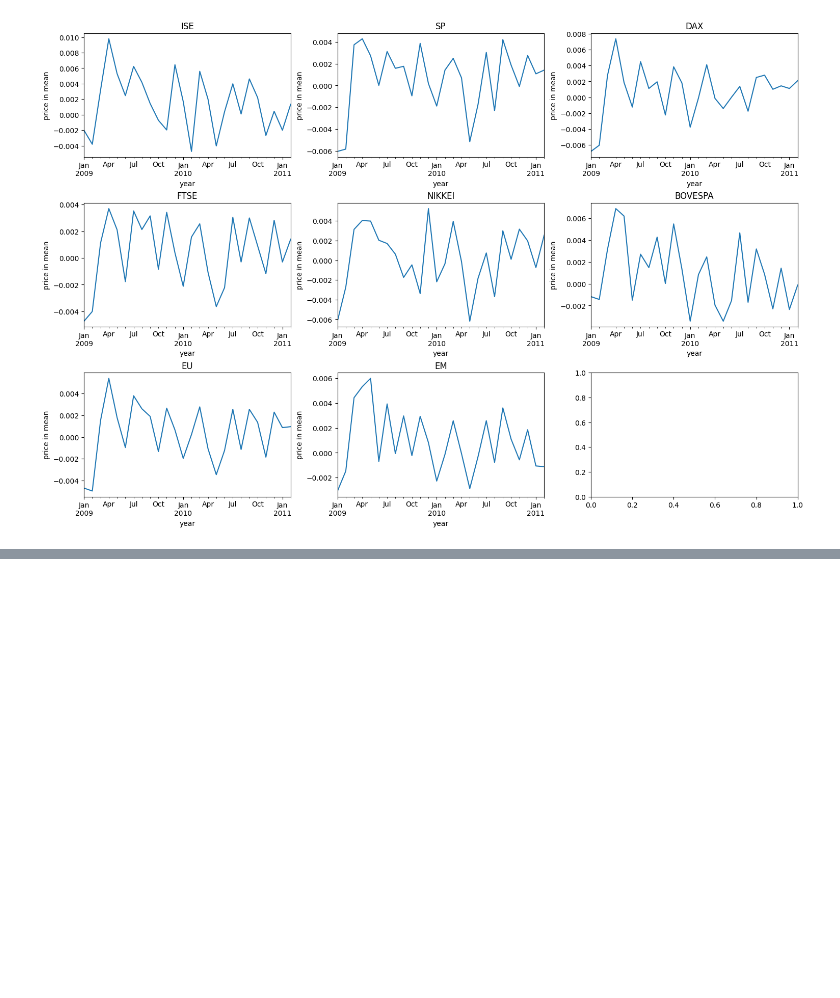
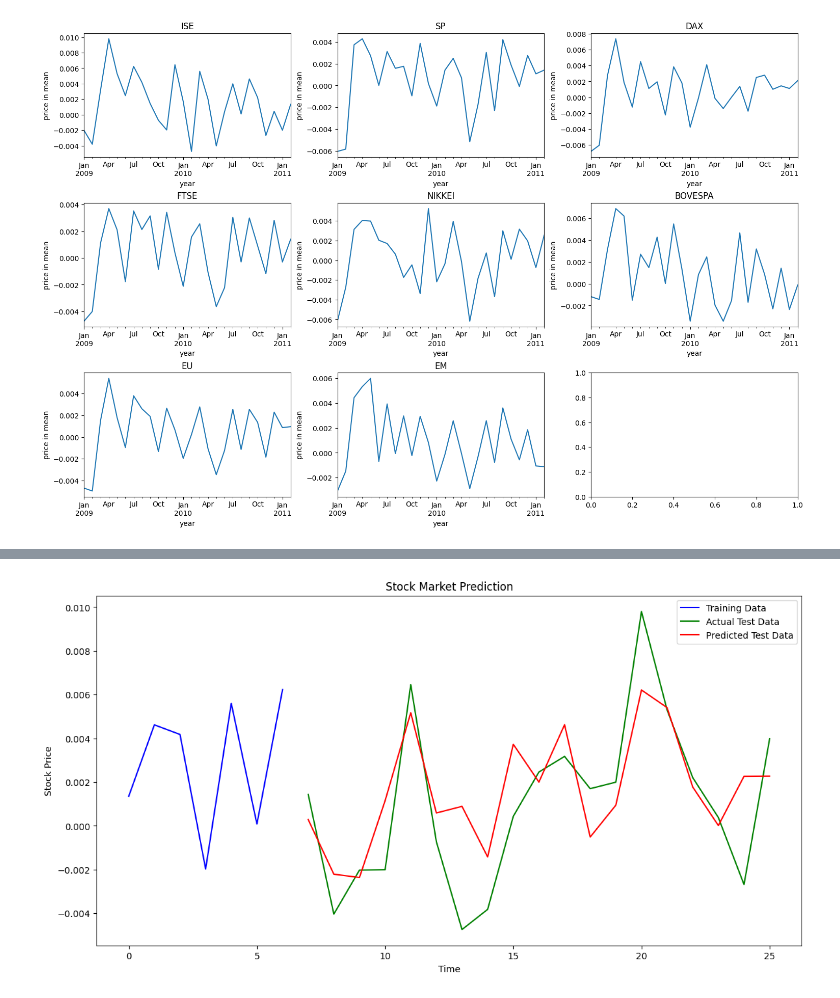
Before and after one commit to RaghavendhraRao/stock_market_prediction_ISE_DSFP, a Jupyter notebook: ds_final_proj_stock_market_colab.ipynb, the cells around one changed output, grey strips where cells are left out. Drawn from its saved outputs; the diff is of its cells as text; code cells hidden in the pictures; blank space fills up the shorter version.

```diff
--- a/ds_final_proj_stock_market_colab.ipynb
+++ b/ds_final_proj_stock_market_colab.ipynb
@@ -238,14 +277,14 @@ Epoch 50/50
 training_hist = history.history
 
 # evaluate model
-train_loss, train_mean_absolute_error = model.evaluate(x_test, y_test)
+train_loss, train_mean_absolute_error = model.evaluate(norm_x_test, norm_y_test)
 print("\n")
 print("training loss: ", train_loss)
 print(f'Mean absolute error: {train_mean_absolute_error}')
 
 
 #predict the model on test dataset
-y_pred= model.predict(x_test)
+y_pred= model.predict(norm_x_test)
 
 # print(y_pred)
 # %% [output]
@@ -271,0 +316,28 @@ plt.show()
+# %%
+# Inverse transform the predictions and actual values
+y_pred_inverse = scaler_data.inverse_transform(norm_y_pred)
+y_test_inverse = scaler_data.inverse_transform(norm_y_test)
+
+# Generate range for plotting
+train_range = range(len(y_train))
+test_range = range(len(y_train), len(y_train) + len(y_test))
+# %%
+# Plotting the actual vs predicted values
+plt.figure(figsize=(14, 7))
+
+# Plot training data
+plt.plot(train_range, y_train, label='Training Data', color='blue')
+
+# Plot test data
+plt.plot(test_range, y_test_inverse, label='Actual Test Data', color='green')
+
+# Plot predicted data
+plt.plot(test_range, y_pred_inverse, label='Predicted Test Data', color='red')
+
+plt.title('Stock Market Prediction')
+plt.xlabel('Time')
+plt.ylabel('Stock Price')
+plt.legend()
+plt.show()
+# %% [output]
+[figure, added]
```
Also changed, not shown: parts of 16 cells of this notebook.
